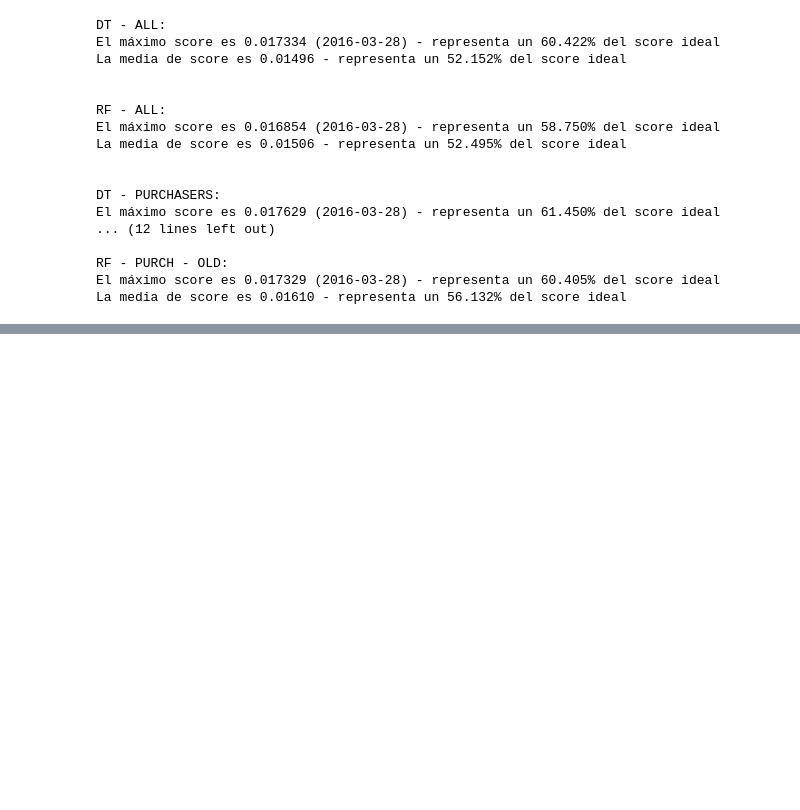
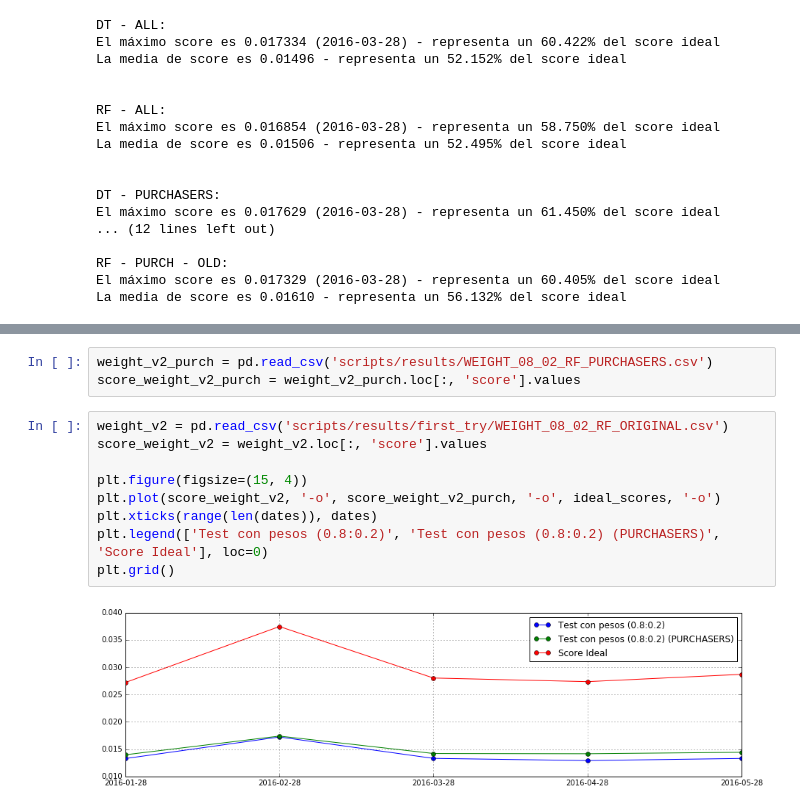
Before and after one commit to sergioml/degree_project, a Jupyter notebook: results.ipynb, the cells around one changed output, grey strips where cells are left out. Saved outputs shown, nothing was run; the diff lists cells and outputs as text; blank space fills up the shorter version.

```diff
--- a/results.ipynb
+++ b/results.ipynb
@@ -196,0 +306,14 @@ score[1:].mean()
+# %%
+weight_v2_purch = pd.read_csv('scripts/results/WEIGHT_08_02_RF_PURCHASERS.csv')
+score_weight_v2_purch = weight_v2_purch.loc[:, 'score'].values
+# %%
+weight_v2 = pd.read_csv('scripts/results/first_try/WEIGHT_08_02_RF_ORIGINAL.csv')
+score_weight_v2 = weight_v2.loc[:, 'score'].values
+
+plt.figure(figsize=(15, 4))
+plt.plot(score_weight_v2, '-o', score_weight_v2_purch, '-o', ideal_scores, '-o')
+plt.xticks(range(len(dates)), dates)
+plt.legend(['Test con pesos (0.8:0.2)', 'Test con pesos (0.8:0.2) (PURCHASERS)', 'Score Ideal'], loc=0)
+plt.grid()
+# %% [output]
+[figure, added]
```
Also changed, not shown: parts of 30 cells of this notebook.
